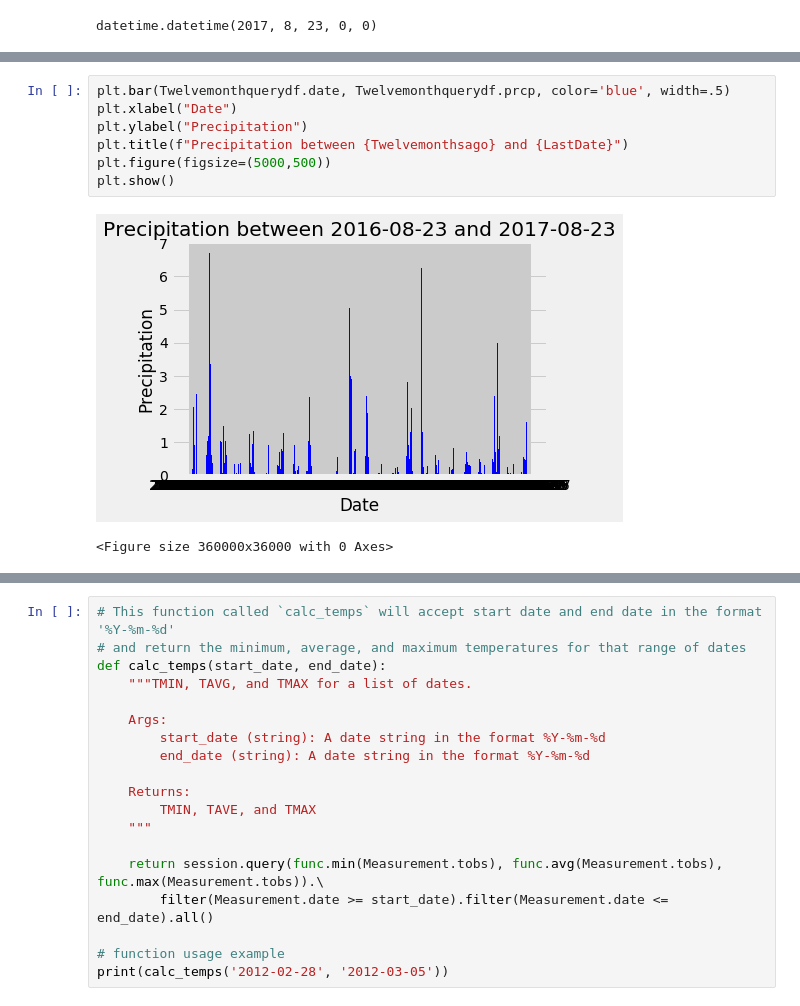
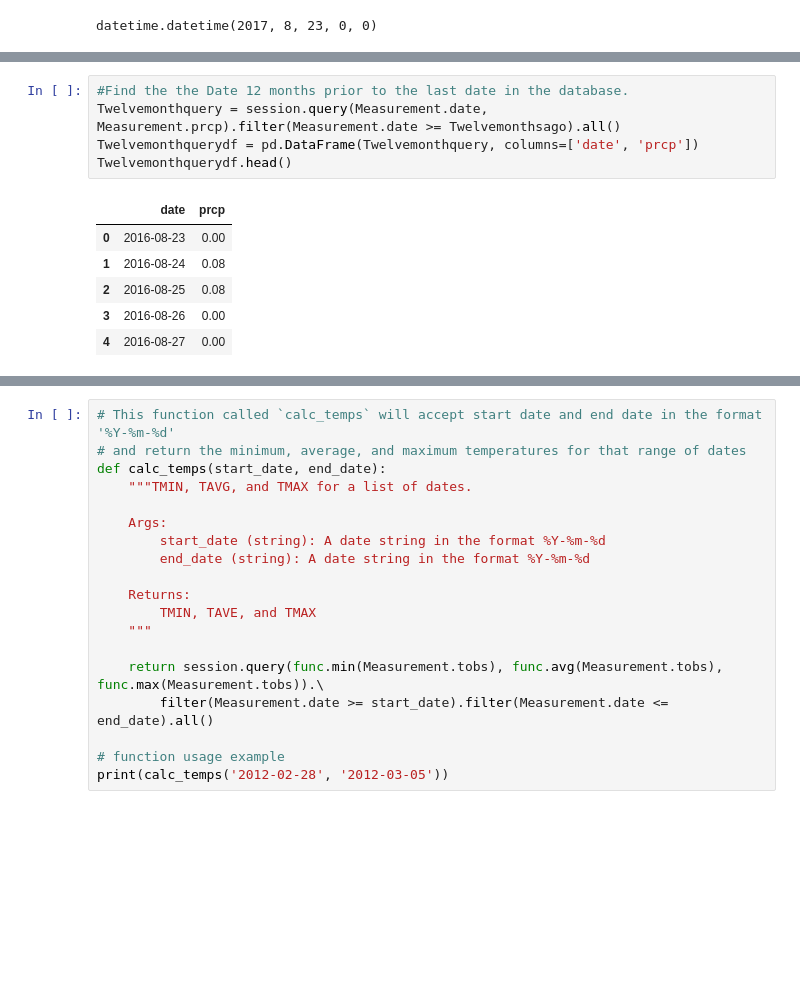
Before and after one commit to Aquanewbie/Brandon-Cornejo-Data-Analytics-HW, a Jupyter notebook: Homework 8/climate_final.ipynb, the cells around one changed output, grey strips where cells are left out. Drawn from its saved outputs; the diff is of its cells as text; blank space fills up the shorter version.

```diff
--- a/Homework 8/climate_final.ipynb
+++ b/Homework 8/climate_final.ipynb
@@ -126,10 +116,12 @@ Twelvemonthquerydf.head()
-# %%
-plt.bar(Twelvemonthquerydf.date, Twelvemonthquerydf.prcp, color='blue', width=.5)
-plt.xlabel("Date")
-plt.ylabel("Precipitation")
-plt.title(f"Precipitation between {Twelvemonthsago} and {LastDate}")
-plt.figure(figsize=(5000,500))
-plt.show()
-# %% [output]
-[figure, removed]
-<Figure size 360000x36000 with 0 Axes>
+# %%
+#Find the the Date 12 months prior to the last date in the database.
+Twelvemonthquery = session.query(Measurement.date, Measurement.prcp).filter(Measurement.date >= Twelvemonthsago).all()
+Twelvemonthquerydf = pd.DataFrame(Twelvemonthquery, columns=['date', 'prcp'])
+Twelvemonthquerydf.head()
+# %% [output]
+|  | date | prcp |
+| 0 | 2016-08-23 | 0.00 |
+| 1 | 2016-08-24 | 0.08 |
+| 2 | 2016-08-25 | 0.08 |
+| 3 | 2016-08-26 | 0.00 |
+| 4 | 2016-08-27 | 0.00 |
```
Also changed, not shown: parts of 21 cells of this notebook, 19 other files.
